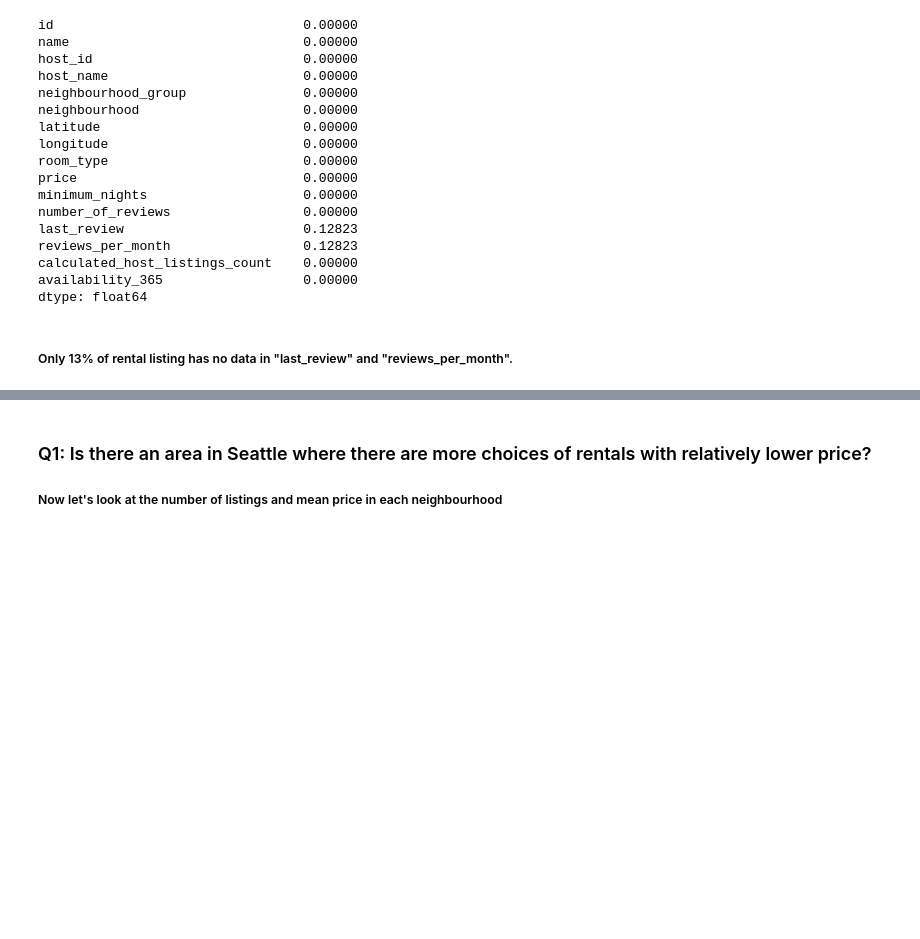
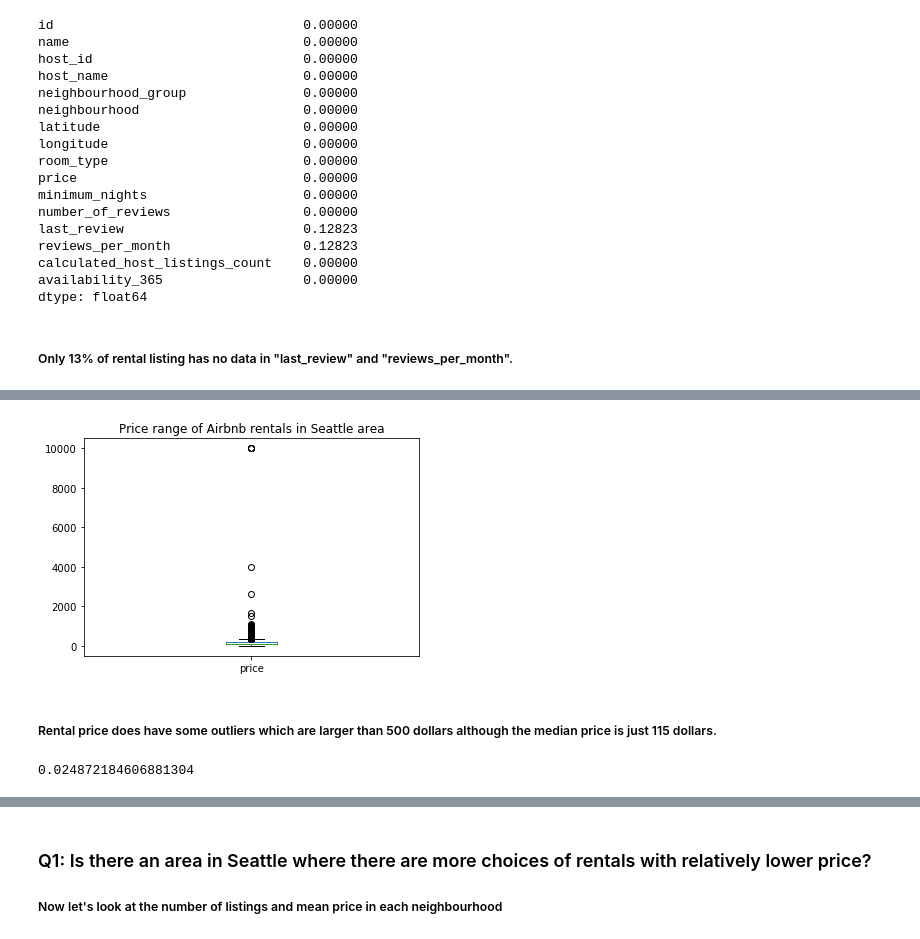
Before and after one commit to texcindy99/Find_My_Favorite_Airbnb_Rental_in_Seattle, a Jupyter notebook: Seattle_Airbnb_Investigation.ipynb, the cells around one changed output, grey strips where cells are left out. Drawn from its saved outputs; the diff is of its cells as text; code cells hidden in the pictures; blank space fills up the shorter version.

```diff
--- a/Seattle_Airbnb_Investigation.ipynb
+++ b/Seattle_Airbnb_Investigation.ipynb
@@ -97,0 +117,13 @@ dtype: float64
+# %%
+# Check the statistics of price
+list['price'].plot(kind='box')
+plt.title("Price range of Airbnb rentals in Seattle area");
+# %% [output]
+[figure, added]
+# %% [markdown]
+##### Rental price does have some outliers which are larger than 500 dollars although the median price is just 115 dollars.
+# %%
+# Check the pertentage of outliers
+sum(list['price']>500)/list.shape[0]
+# %% [output]
+0.024872184606881304
```
Also changed, not shown: parts of 54 cells of this notebook.
